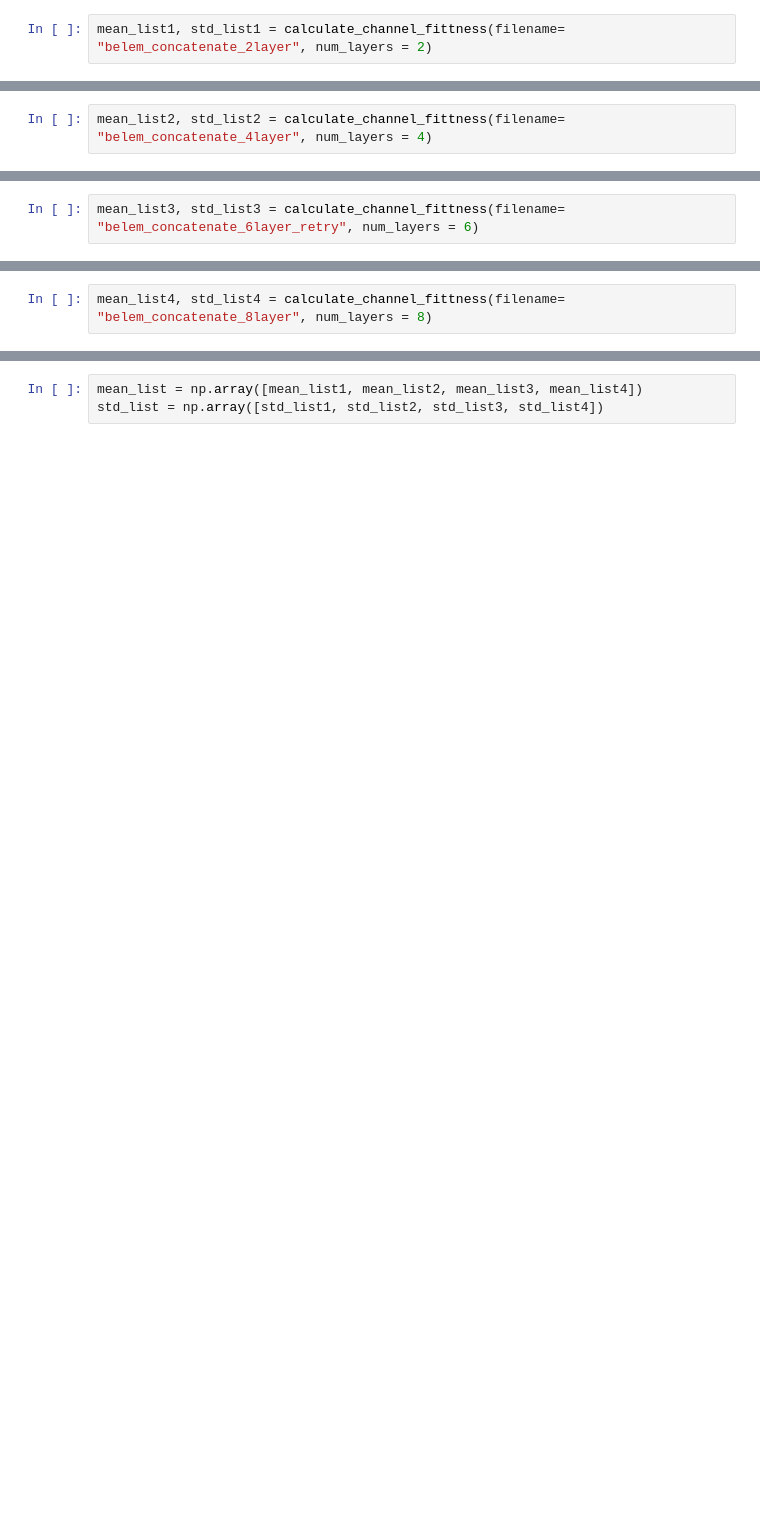
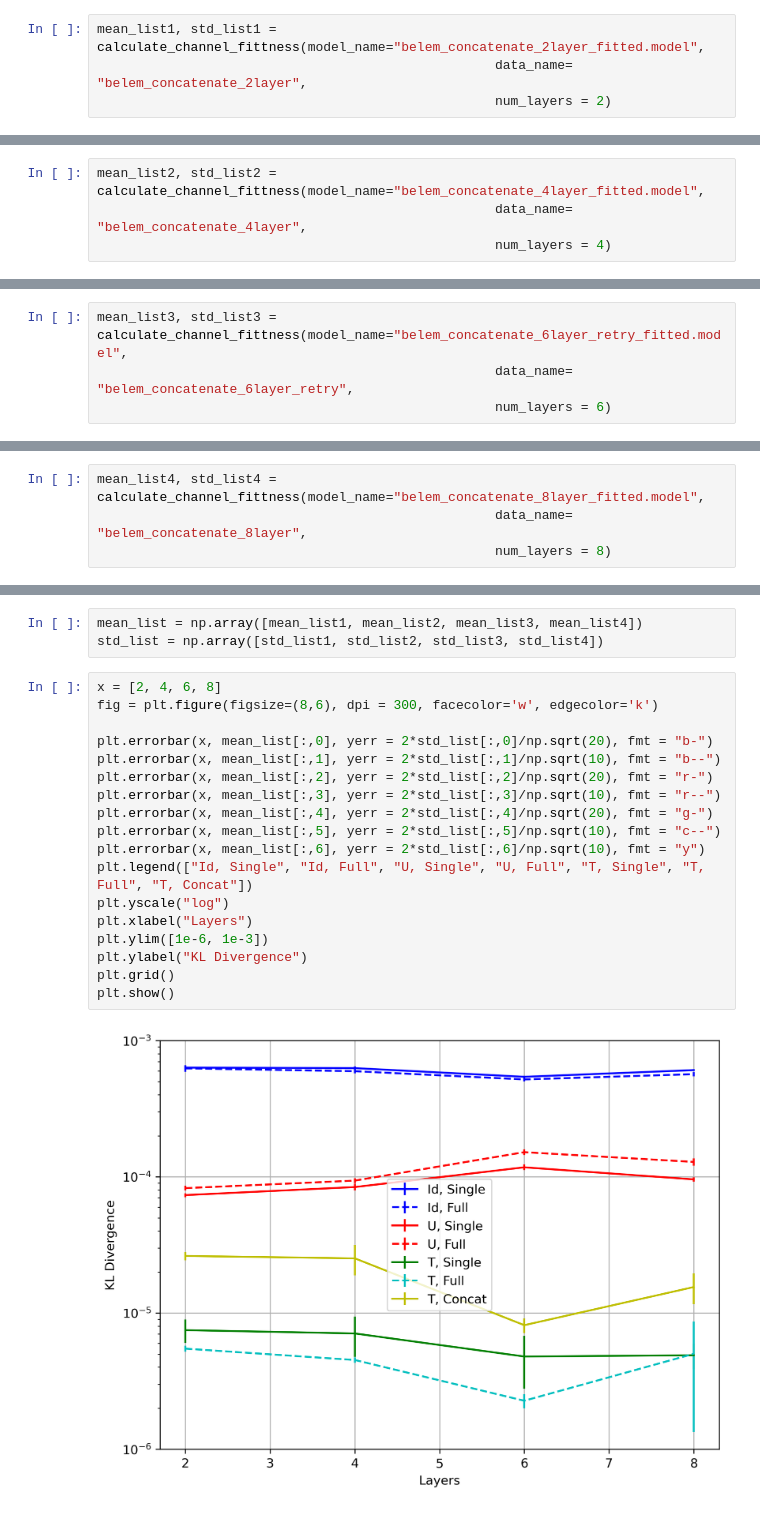
Before and after one commit to KristianWold/experimental-quantum-spectrum, a Jupyter notebook: notebooks/analysis/Concatenation, Analysis.ipynb, the cells around one changed output, grey strips where cells are left out. Drawn from its saved outputs; the diff is of its cells as text; blank space fills up the shorter version.

```diff
--- a/notebooks/analysis/Concatenation, Analysis.ipynb
+++ b/notebooks/analysis/Concatenation, Analysis.ipynb
@@ -188,5 +168,7 @@ model_list = loader(data_path("belem_concatenate_6layer" + "_fitted.model"))
 # %%
-mean_list1, std_list1 = calculate_channel_fittness(filename= "belem_concatenate_2layer", num_layers = 2)
+mean_list1, std_list1 = calculate_channel_fittness(model_name="belem_concatenate_2layer_fitted.model",
+                                                   data_name= "belem_concatenate_2layer",
+                                                   num_layers = 2)
 # %%
 Id_single_fid_mean, Id_full_fid_mean, U_single_fid_mean, U_full_fid_mean, T_single_fid_mean, T_full_fid_mean, T_concat_fid_mean = mean_list1
 Id_single_fid_std, Id_full_fid_std, U_single_fid_std, U_full_fid_std, T_single_fid_std, T_full_fid_std, T_concat_fid_std = std_list1
@@ -213,5 +195,7 @@ T Concat KL-Div: 83.490 +-9.589
 # %%
-mean_list2, std_list2 = calculate_channel_fittness(filename= "belem_concatenate_4layer", num_layers = 4)
+mean_list2, std_list2 = calculate_channel_fittness(model_name="belem_concatenate_4layer_fitted.model",
+                                                   data_name= "belem_concatenate_4layer",
+                                                   num_layers = 4)
 # %%
 Id_single_fid_mean, Id_full_fid_mean, U_single_fid_mean, U_full_fid_mean, T_single_fid_mean, T_full_fid_mean, T_concat_fid_mean = mean_list2
 Id_single_fid_std, Id_full_fid_std, U_single_fid_std, U_full_fid_std, T_single_fid_std, T_full_fid_std, T_concat_fid_std = std_list2
@@ -238,5 +222,7 @@ T Concat KL-Div: 80.166 +-31.857
 # %%
-mean_list3, std_list3 = calculate_channel_fittness(filename= "belem_concatenate_6layer_retry", num_layers = 6)
+mean_list3, std_list3 = calculate_channel_fittness(model_name="belem_concatenate_6layer_retry_fitted.model",
+                                                   data_name= "belem_concatenate_6layer_retry",
+                                                   num_layers = 6)
 # %%
 Id_single_fid_mean, Id_full_fid_mean, U_single_fid_mean, U_full_fid_mean, T_single_fid_mean, T_full_fid_mean, T_concat_fid_mean = mean_list3
 Id_single_fid_std, Id_full_fid_std, U_single_fid_std, U_full_fid_std, T_single_fid_std, T_full_fid_std, T_concat_fid_std = std_list3
@@ -263,5 +249,7 @@ T Concat KL-Div: 25.899 +-5.109
 # %%
-mean_list4, std_list4 = calculate_channel_fittness(filename= "belem_concatenate_8layer", num_layers = 8)
+mean_list4, std_list4 = calculate_channel_fittness(model_name="belem_concatenate_8layer_fitted.model",
+                                                   data_name= "belem_concatenate_8layer",
+                                                   num_layers = 8)
 # %%
 Id_single_fid_mean, Id_full_fid_mean, U_single_fid_mean, U_full_fid_mean, T_single_fid_mean, T_full_fid_mean, T_concat_fid_mean = mean_list4
 Id_single_fid_std, Id_full_fid_std, U_single_fid_std, U_full_fid_std, T_single_fid_std, T_full_fid_std, T_concat_fid_std = std_list4
@@ -288,3 +276,23 @@ T Concat KL-Div: 41.161 +-19.604
 # %%
 mean_list = np.array([mean_list1, mean_list2, mean_list3, mean_list4])
 std_list = np.array([std_list1, std_list2, std_list3, std_list4])
+# %%
+x = [2, 4, 6, 8]
+fig = plt.figure(figsize=(8,6), dpi = 300, facecolor='w', edgecolor='k')
+
+plt.errorbar(x, mean_list[:,0], yerr = 2*std_list[:,0]/np.sqrt(20), fmt = "b-")
+plt.errorbar(x, mean_list[:,1], yerr = 2*std_list[:,1]/np.sqrt(10), fmt = "b--")
+plt.errorbar(x, mean_list[:,2], yerr = 2*std_list[:,2]/np.sqrt(20), fmt = "r-")
+plt.errorbar(x, mean_list[:,3], yerr = 2*std_list[:,3]/np.sqrt(10), fmt = "r--")
+plt.errorbar(x, mean_list[:,4], yerr = 2*std_list[:,4]/np.sqrt(20), fmt = "g-")
+plt.errorbar(x, mean_list[:,5], yerr = 2*std_list[:,5]/np.sqrt(10), fmt = "c--")
+plt.errorbar(x, mean_list[:,6], yerr = 2*std_list[:,6]/np.sqrt(10), fmt = "y")
+plt.legend(["Id, Single", "Id, Full", "U, Single", "U, Full", "T, Single", "T, Full", "T, Concat"])
+plt.yscale("log")
+plt.xlabel("Layers")
+plt.ylim([1e-6, 1e-3])
+plt.ylabel("KL Divergence")
+plt.grid()
+plt.show()
+# %% [output]
+[figure, added]
```
Also changed, not shown: parts of 20 cells of this notebook, 7 other files.
